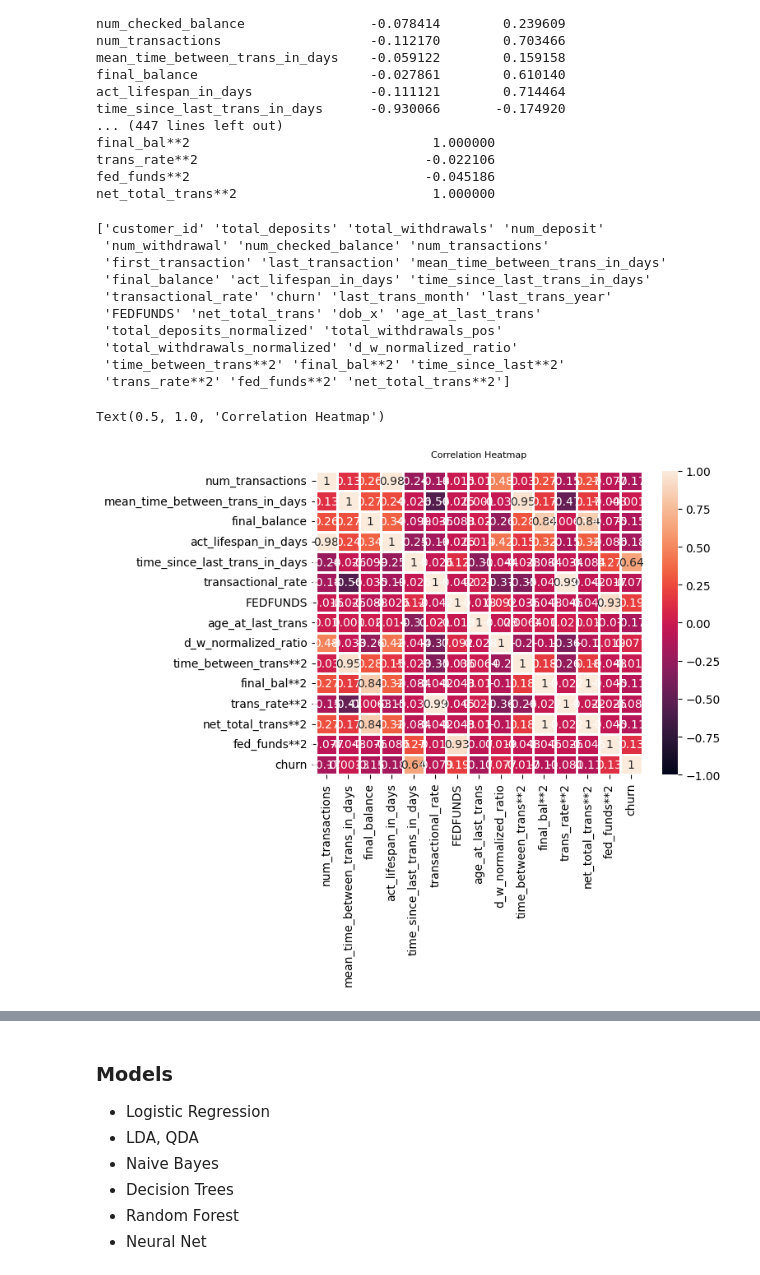
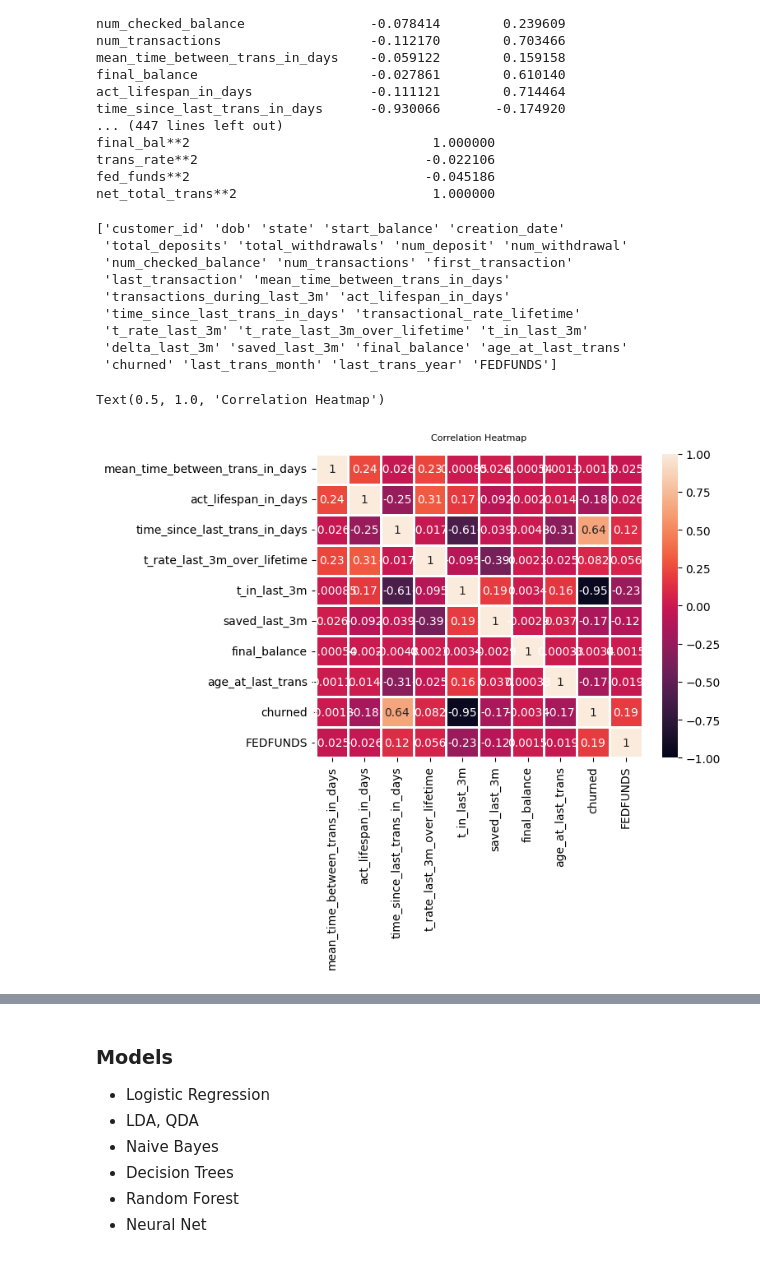
Before and after one commit to gegaddis/bank-churn, a Jupyter notebook: griffen_models.ipynb, the cells around one changed output, grey strips where cells are left out. Cells and saved outputs as stored; diff of their text form; code cells hidden in the pictures.

Commit message:
added 3 month temporal behavior features

```diff
--- a/griffen_models.ipynb
+++ b/griffen_models.ipynb
@@ -66,3 +66,14 @@ t_df_original['withdrawal_y'] = (t_df_original['withdrawal'].abs() > 0).astype(i
 t_df_original['checked_balance'] = (t_df_original['amount'].abs() == 0).astype(int)
 t_df_original['time_since_last_trans'] = t_df_original.groupby('customer_id')['transaction_date'].diff()
 t_df_original['time_since_last_trans_in_days'] = t_df_original['time_since_last_trans'].dt.total_seconds()/(60*60*24)
+t_df_original['running_balance'] = t_df_original.groupby('customer_id')['amount'].cumsum()
+
+temp_df = t_df_original.groupby('customer_id').agg(last_date=('transaction_date','max'))
+t_df_original = t_df_original.merge(temp_df, how='inner', on='customer_id')
+t_df_original['3m_mark'] = t_df_original['last_date'] + pd.Timedelta(-91, 'd')
+t_df_original['last_3_months'] = (t_df_original['transaction_date'] >=
+                                  t_df_original['3m_mark']
+                                  ).replace({True:1, False:0})
+t_df_original = t_df_original.drop(columns=[ '3m_mark', 'last_date'])
+
+display(t_df_original)
@@ -138,13 +191,13 @@ display(ir_df)
 # %%
 # Merge with c_summary. Create feature that is interest rate at last transaction date.
-c_summary['last_trans_month'] = c_summary['last_transaction'].dt.month
-c_summary['last_trans_year'] = c_summary['last_transaction'].dt.year
-c_summary = pd.merge(c_summary, ir_df, left_on=['last_trans_month', 'last_trans_year'], right_on=['month','year'])
+c_combined['last_trans_month'] = c_combined['last_transaction'].dt.month
+c_combined['last_trans_year'] = c_combined['last_transaction'].dt.year
+c_combined = pd.merge(c_combined, ir_df, left_on=['last_trans_month', 'last_trans_year'], right_on=['month','year'])
 # %%
-c_summary = c_summary.drop(['DATE','month','year'],axis=1)
+c_combined = c_combined.drop(['DATE','month','year'],axis=1)
 # %%
 # create net_total_trans column
-c_summary['net_total_trans'] = c_summary['total_deposits'] + c_summary['total_withdrawals']
+c_combined['net_total_trans'] = c_combined['total_deposits'] + c_combined['total_withdrawals']
 # %%
 # get age of customers from c_df
 c_summary = pd.merge(c_summary, c_df_original[['customer_id','dob']], on=['customer_id'])
@@ -238,35 +293,35 @@ trans_rate**2                             -0.022106
 fed_funds**2                              -0.045186
 net_total_trans**2                         1.000000
 # %%
-print(c_summary.columns.values)
+print(c_combined.columns.values)
 # %% [output]
-['customer_id' 'total_deposits' 'total_withdrawals' 'num_deposit'
- 'num_withdrawal' 'num_checked_balance' 'num_transactions'
- 'first_transaction' 'last_transaction' 'mean_time_between_trans_in_days'
- 'final_balance' 'act_lifespan_in_days' 'time_since_last_trans_in_days'
- 'transactional_rate' 'churn' 'last_trans_month' 'last_trans_year'
- 'FEDFUNDS' 'net_total_trans' 'dob_x' 'age_at_last_trans'
- 'total_deposits_normalized' 'total_withdrawals_pos'
- 'total_withdrawals_normalized' 'd_w_normalized_ratio'
- 'time_between_trans**2' 'final_bal**2' 'time_since_last**2'
- 'trans_rate**2' 'fed_funds**2' 'net_total_trans**2']
+['customer_id' 'dob' 'state' 'start_balance' 'creation_date'
+ 'total_deposits' 'total_withdrawals' 'num_deposit' 'num_withdrawal'
+ 'num_checked_balance' 'num_transactions' 'first_transaction'
+ 'last_transaction' 'mean_time_between_trans_in_days'
+ 'transactions_during_last_3m' 'act_lifespan_in_days'
+ 'time_since_last_trans_in_days' 'transactional_rate_lifetime'
+ 't_rate_last_3m' 't_rate_last_3m_over_lifetime' 't_in_last_3m'
+ 'delta_last_3m' 'saved_last_3m' 'final_balance' 'age_at_last_trans'
+ 'churned' 'last_trans_month' 'last_trans_year' 'FEDFUNDS']
 # %%
 # c_summary correlation matrix
 import seaborn as sns
 import matplotlib.pyplot as plt
 
 # Assuming 'df' is your DataFrame containing the columns
-selected_columns = ['num_transactions','last_transaction', 'mean_time_between_trans_in_days', 'final_balance',
-                    'act_lifespan_in_days', 'time_since_last_trans_in_days', 'transactional_rate',
-                    'FEDFUNDS', 'age_at_last_trans','d_w_normalized_ratio', 'time_between_trans**2',
-                    'final_bal**2', 'trans_rate**2', 'net_total_trans**2', 'fed_funds**2','churn']
+selected_columns = [
+                    'mean_time_between_trans_in_days',
+                    'act_lifespan_in_days', 'time_since_last_trans_in_days', 't_rate_last_3m_over_lifetime', 't_in_last_3m',
+                    'saved_last_3m', 'final_balance', 'age_at_last_trans',
+                    'churned', 'FEDFUNDS']
 
 # Subset the DataFrame with the selected columns
-subset_df = c_summary[selected_columns]
+subset_df = c_combined[selected_columns]
 
 # Calculate correlation matrix
 heatmap = sns.heatmap(subset_df.corr(),vmin=-1, vmax=1, annot=True, linewidths=1)
 heatmap.set_title('Correlation Heatmap', fontdict={'fontsize':8}, pad=12)
 # %% [output]
 Text(0.5, 1.0, 'Correlation Heatmap')
-[figure, old version]
+[figure, new version]
```
Also changed, not shown: parts of 20 cells of this notebook.
